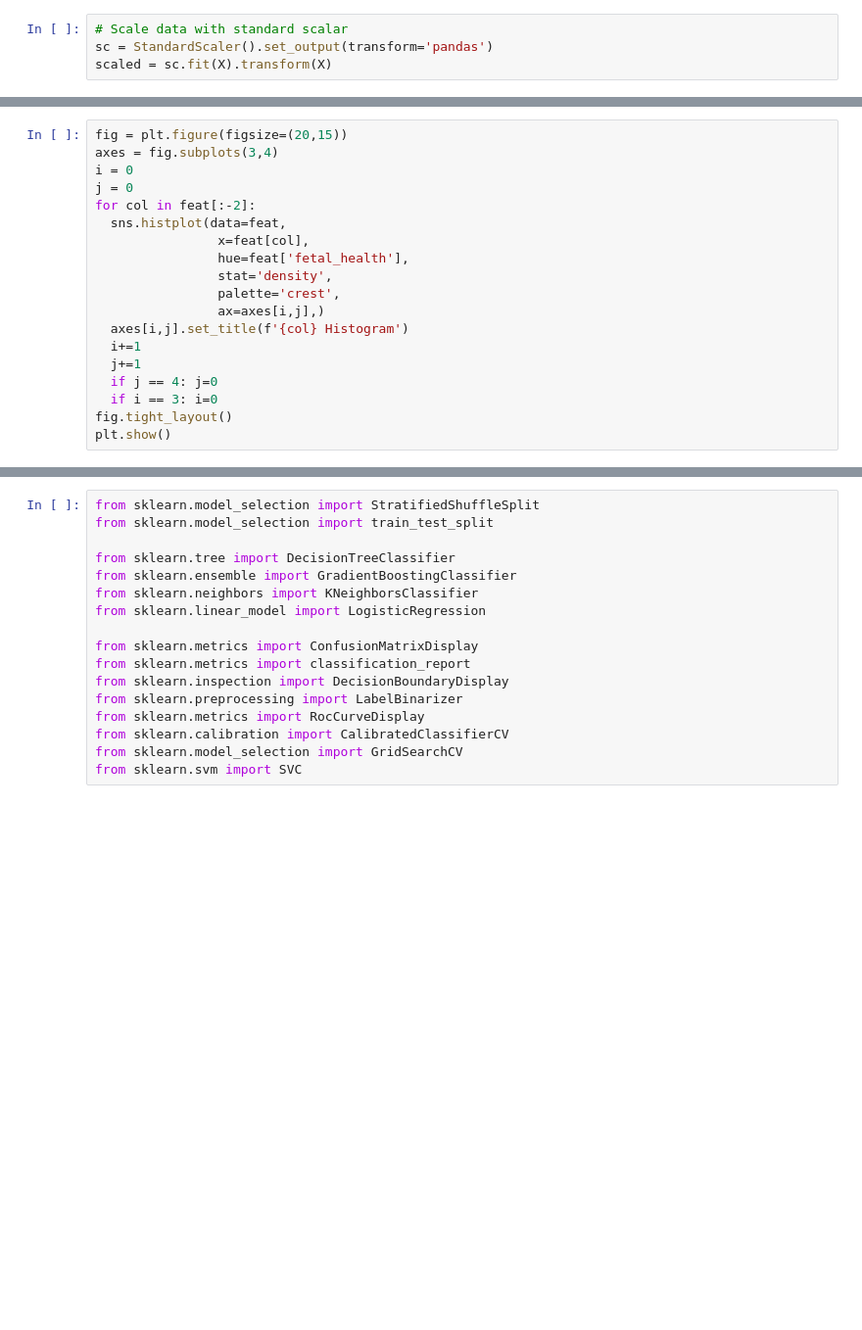
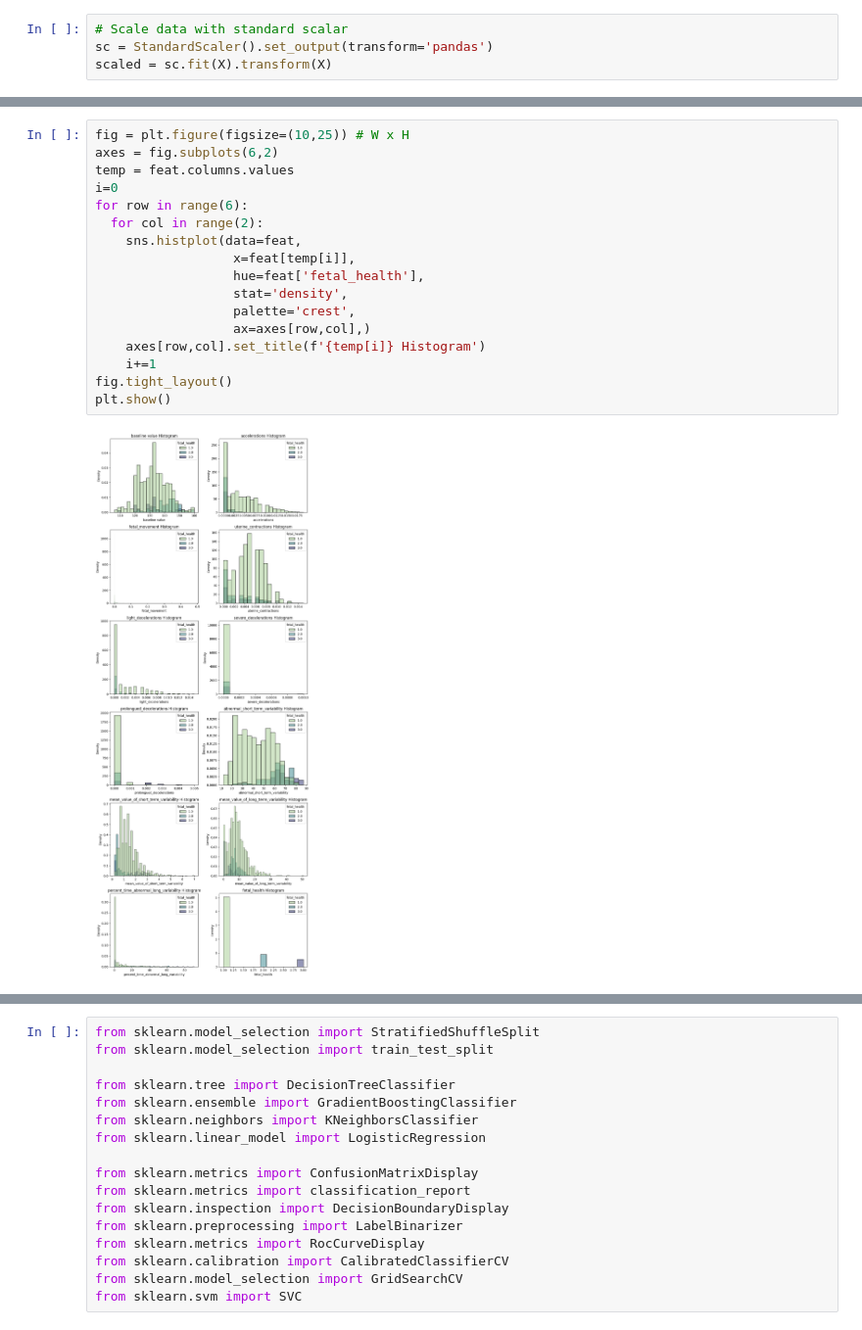
Before and after one commit to dgambone3/Fetal_Health_Prediction, a Jupyter notebook: Data_Mining_Project.ipynb, the cells around one changed output, grey strips where cells are left out. Shown at 98% size. Cells and saved outputs as stored; diff of their text form; blank space fills up the shorter version.

```diff
--- a/Data_Mining_Project.ipynb
+++ b/Data_Mining_Project.ipynb
@@ -110,22 +165,22 @@ plt.show()
 # %%
-fig = plt.figure(figsize=(20,15))
-axes = fig.subplots(3,4)
-i = 0
-j = 0
-for col in feat[:-2]:
-  sns.histplot(data=feat,
-                x=feat[col],
-                hue=feat['fetal_health'],
-                stat='density',
-                palette='crest',
-                ax=axes[i,j],)
-  axes[i,j].set_title(f'{col} Histogram')
-  i+=1
-  j+=1
-  if j == 4: j=0
-  if i == 3: i=0
+fig = plt.figure(figsize=(10,25)) # W x H
+axes = fig.subplots(6,2)
+temp = feat.columns.values
+i=0
+for row in range(6):
+  for col in range(2):
+    sns.histplot(data=feat,
+                  x=feat[temp[i]],
+                  hue=feat['fetal_health'],
+                  stat='density',
+                  palette='crest',
+                  ax=axes[row,col],)
+    axes[row,col].set_title(f'{temp[i]} Histogram')
+    i+=1
 fig.tight_layout()
 plt.show()
+# %% [output]
+[figure, added]
 # %%
 from sklearn.preprocessing import MinMaxScaler
 minmax = MinMaxScaler(feature_range=(0,1)).set_output(transform='pandas')
```
Also changed, not shown: parts of 13 cells of this notebook.
